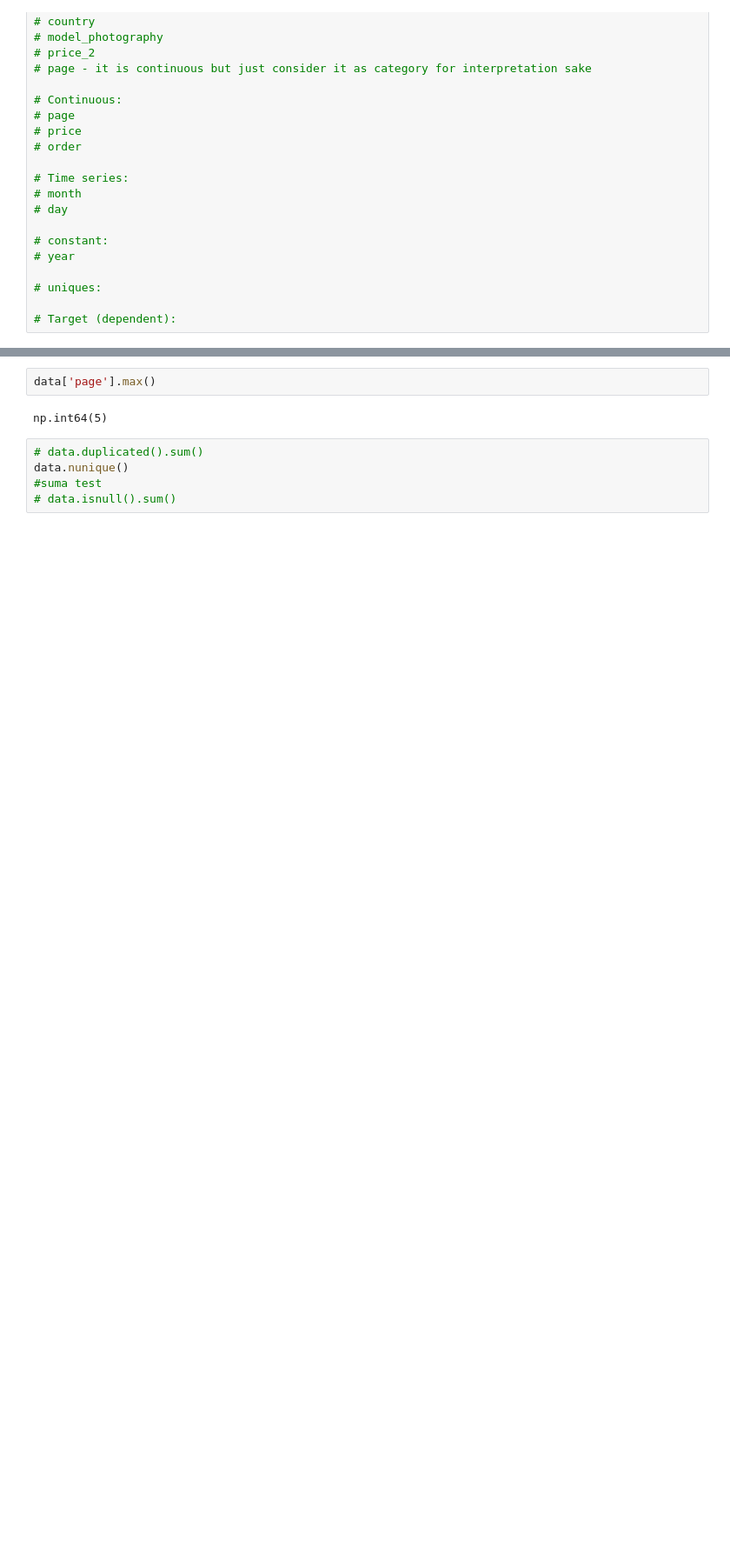
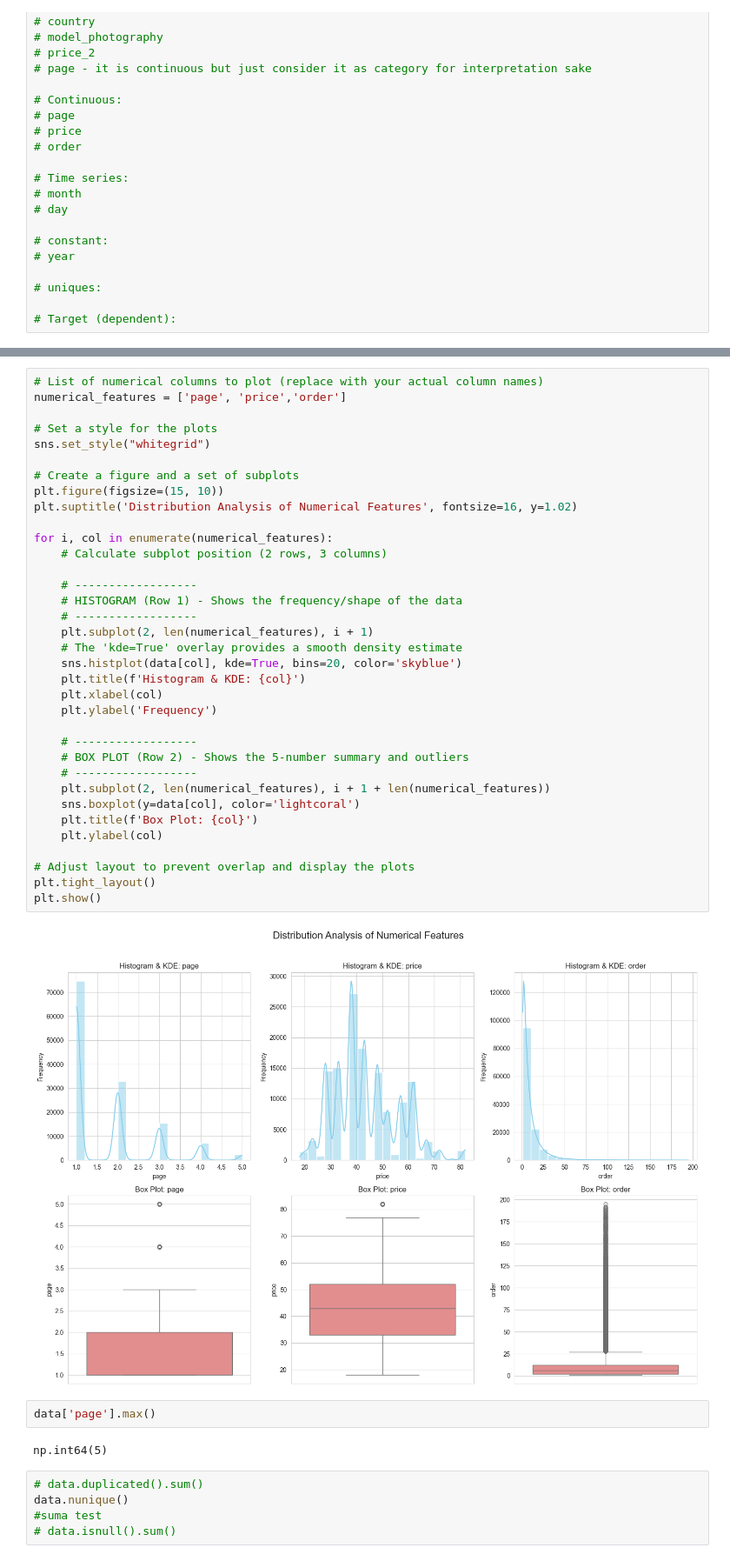
Before and after one commit to Aravind-M2/E-Commerce-Customer-conversion, a Jupyter notebook: data exploration.ipynb, the cells around one changed output, grey strips where cells are left out. Shown at 87% size. Saved outputs shown, nothing was run; the diff lists cells and outputs as text; blank space fills up the shorter version.

Commit message:
data with distribtuion graphs

```diff
--- a/data exploration.ipynb
+++ b/data exploration.ipynb
@@ -89,3 +93,40 @@ data.head()
+# %%
+# List of numerical columns to plot (replace with your actual column names)
+numerical_features = ['page', 'price','order']
+
+# Set a style for the plots
+sns.set_style("whitegrid")
+
+# Create a figure and a set of subplots
+plt.figure(figsize=(15, 10))
+plt.suptitle('Distribution Analysis of Numerical Features', fontsize=16, y=1.02)
+
+for i, col in enumerate(numerical_features):
+    # Calculate subplot position (2 rows, 3 columns)
+
+    # ------------------
+    # HISTOGRAM (Row 1) - Shows the frequency/shape of the data
+    # ------------------
+    plt.subplot(2, len(numerical_features), i + 1)
+    # The 'kde=True' overlay provides a smooth density estimate
+    sns.histplot(data[col], kde=True, bins=20, color='skyblue')
+    plt.title(f'Histogram & KDE: {col}')
+    plt.xlabel(col)
+    plt.ylabel('Frequency')
+
+    # ------------------
+    # BOX PLOT (Row 2) - Shows the 5-number summary and outliers
+    # ------------------
+    plt.subplot(2, len(numerical_features), i + 1 + len(numerical_features))
+    sns.boxplot(y=data[col], color='lightcoral')
+    plt.title(f'Box Plot: {col}')
+    plt.ylabel(col)
+
+# Adjust layout to prevent overlap and display the plots
+plt.tight_layout()
+plt.show()
+# %% [output]
+[figure, added]
 # %%
 data['page'].max()
 # %% [output]
```
Also changed, not shown: parts of 2 cells of this notebook.
